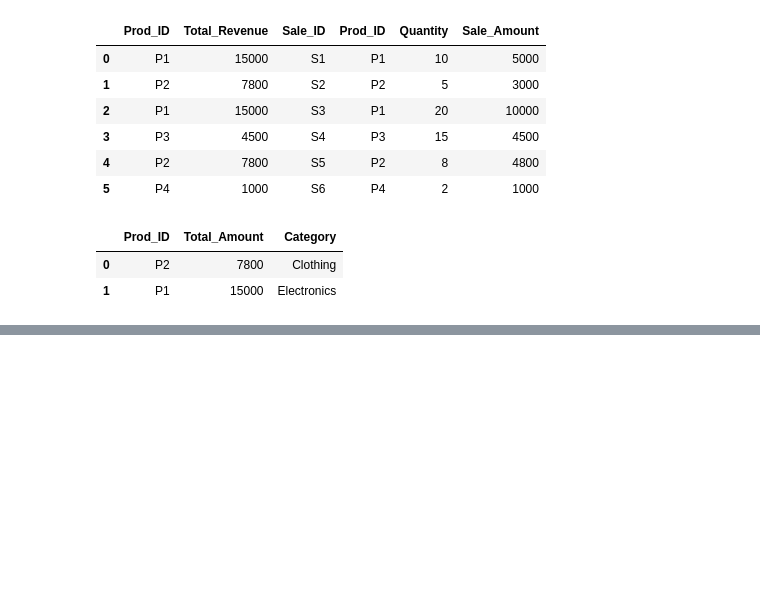
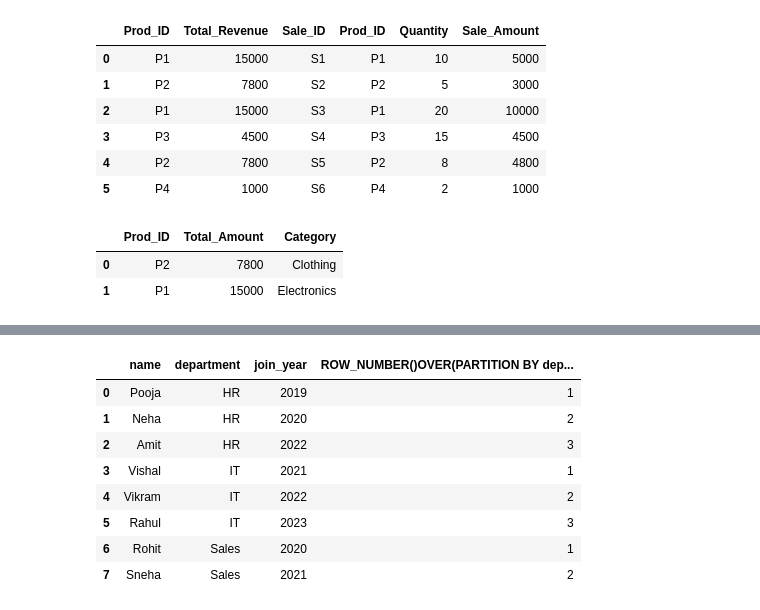
Before and after one commit to Visky-02/Data-Science-Practice, a Jupyter notebook: Untitled Folder/sql2.ipynb, the cells around one changed output, grey strips where cells are left out. Saved outputs shown, nothing was run; the diff lists cells and outputs as text; code cells hidden in the pictures; blank space fills up the shorter version.

```diff
--- a/Untitled Folder/sql2.ipynb
+++ b/Untitled Folder/sql2.ipynb
@@ -702,0 +835,17 @@ pd.read_sql_query(query9,conn)
+# %%
+query4="""
+SELECT name,department,join_year,
+ROW_NUMBER()OVER(PARTITION BY department ORDER BY join_year ASC)
+FROM employees_data
+"""
+pd.read_sql_query(query4,conn)
+# %% [output]
+|  | name | department | join_year | ROW_NUMBER()OVER(PARTITION BY dep... |
+| 0 | Pooja | HR | 2019 | 1 |
+| 1 | Neha | HR | 2020 | 2 |
+| 2 | Amit | HR | 2022 | 3 |
+| 3 | Vishal | IT | 2021 | 1 |
+| 4 | Vikram | IT | 2022 | 2 |
+| 5 | Rahul | IT | 2023 | 3 |
+| 6 | Rohit | Sales | 2020 | 1 |
+| 7 | Sneha | Sales | 2021 | 2 |
```
Also changed, not shown: parts of 22 cells of this notebook, 1 other file.
